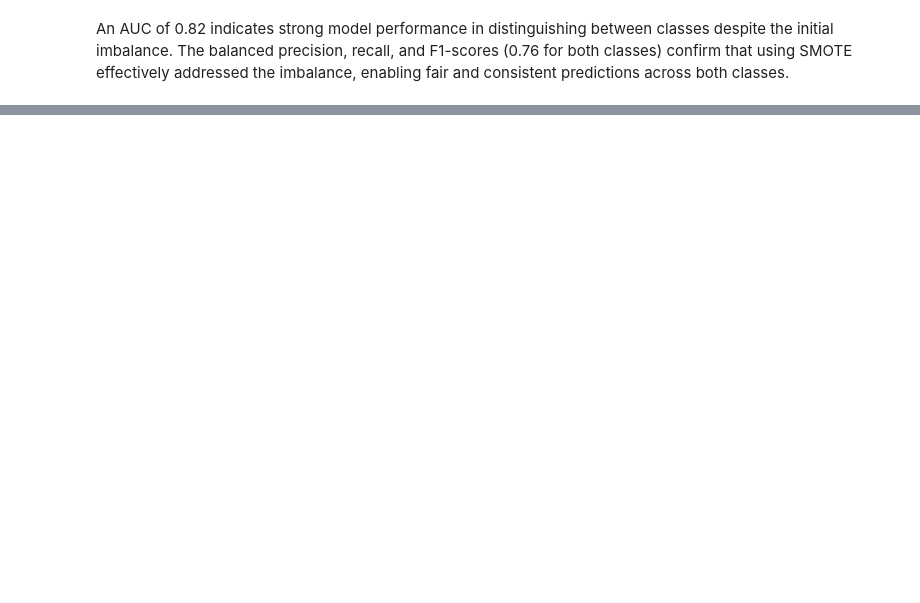
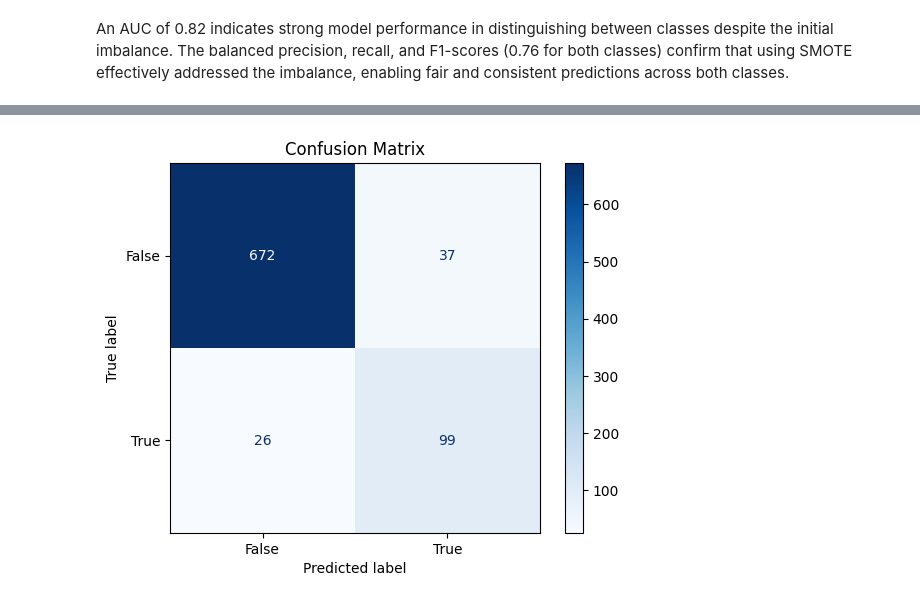
Before and after one commit to Damarispaul/prj-p3, a Jupyter notebook: Student.ipynb, the cells around one changed output, grey strips where cells are left out. Saved outputs shown, nothing was run; the diff lists cells and outputs as text; code cells hidden in the pictures; blank space fills up the shorter version.

```diff
--- a/Student.ipynb
+++ b/Student.ipynb
@@ -619,0 +768,29 @@ print("Classification Report:\n", class_report)
+# %%
+clf = DecisionTreeClassifier(
+    criterion='entropy',
+    random_state=42,
+    max_depth=5,
+    min_samples_split=10,
+    min_samples_leaf=5,
+    class_weight='balanced'
+)
+# Fit the model to the training data
+clf.fit(X_train, y_train)
+
+# Evaluate on training data
+y_train_pred = clf.predict(X_train)
+train_accuracy = accuracy_score(y_train, y_train_pred)
+print(f"Training Accuracy: {train_accuracy:.2f}")
+
+# Evaluate on test data (unseen data)
+y_test_pred = clf.predict(X_test)
+test_accuracy = accuracy_score(y_test, y_test_pred)
+print(f"Test Accuracy: {test_accuracy:.2f}")
+
+# Print evaluation metrics
+print("\nConfusion Matrix on Test Data:\n", confusion_matrix(y_test, y_test_pred))
+print("\nClassification Report on Test Data:\n", classification_report(y_test, y_test_pred))
+
+# Cross-validation to evaluate model generalization
+cv_scores = cross_val_score(clf, X, y, cv=5, scoring='accuracy')
+print(f"\nCross-Validation Accuracy: {cv_scores.mean():.2f} (+/- {cv_scores.std():.2f})")
@@ -619,0 +817,9 @@ print("Classification Report:\n", class_report)
+# %%
+# Plot Confusion Matrix
+conf_matrix = confusion_matrix(y_test, y_test_pred)
+disp = ConfusionMatrixDisplay(confusion_matrix=conf_matrix, display_labels=clf.classes_)
+disp.plot(cmap='Blues')
+plt.title("Confusion Matrix")
+plt.show()
+# %% [output]
+[figure, added]
```
Also changed, not shown: parts of 38 cells of this notebook, 3 other files.
